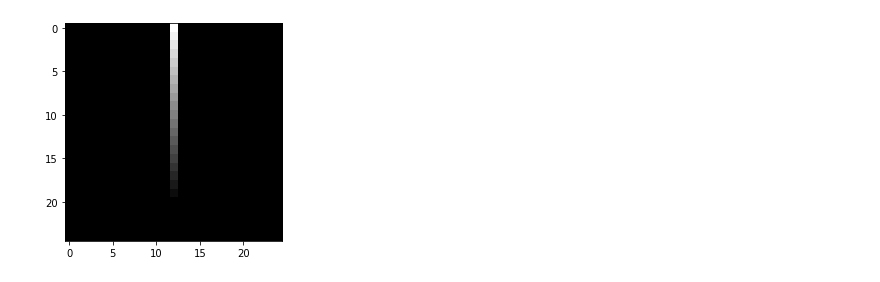
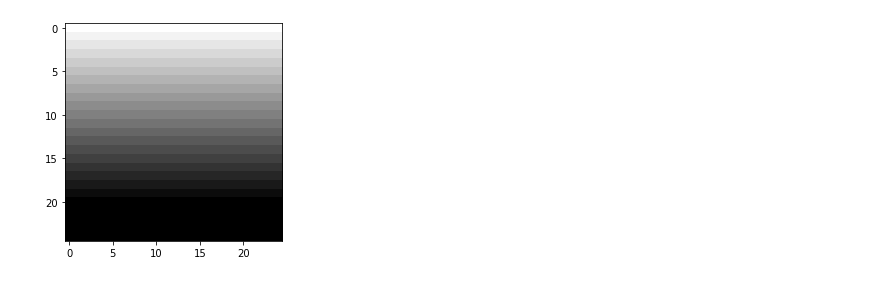
Before and after one commit to fhtanaka/automata_gp, a Jupyter notebook: Automata_gp.ipynb, the cells around one changed output. Cells and saved outputs as stored; diff of their text form; code cells hidden in the pictures.

```diff
--- a/Automata_gp.ipynb
+++ b/Automata_gp.ipynb
@@ -23,12 +23,11 @@ pset = gp.PrimitiveSet("MAIN", (vision+2)**2)
 # %%
 target_img = np.zeros((25,25))
 for i in range(25):
-    target_img[i][12] = 1 - (i*5)/100
-
+    target_img[i][:] = 1 - (i*5)/100
 # target_img = load_emoji(TARGET_EMOJI)
 print_img(target_img)
 # %% [output]
-[figure, old version]
+[figure, new version]
 # %%
 ############################################ Image functions ################################################
 def to_rgb(x):
```
Also changed, not shown: parts of 6 cells of this notebook, 2 other files.
